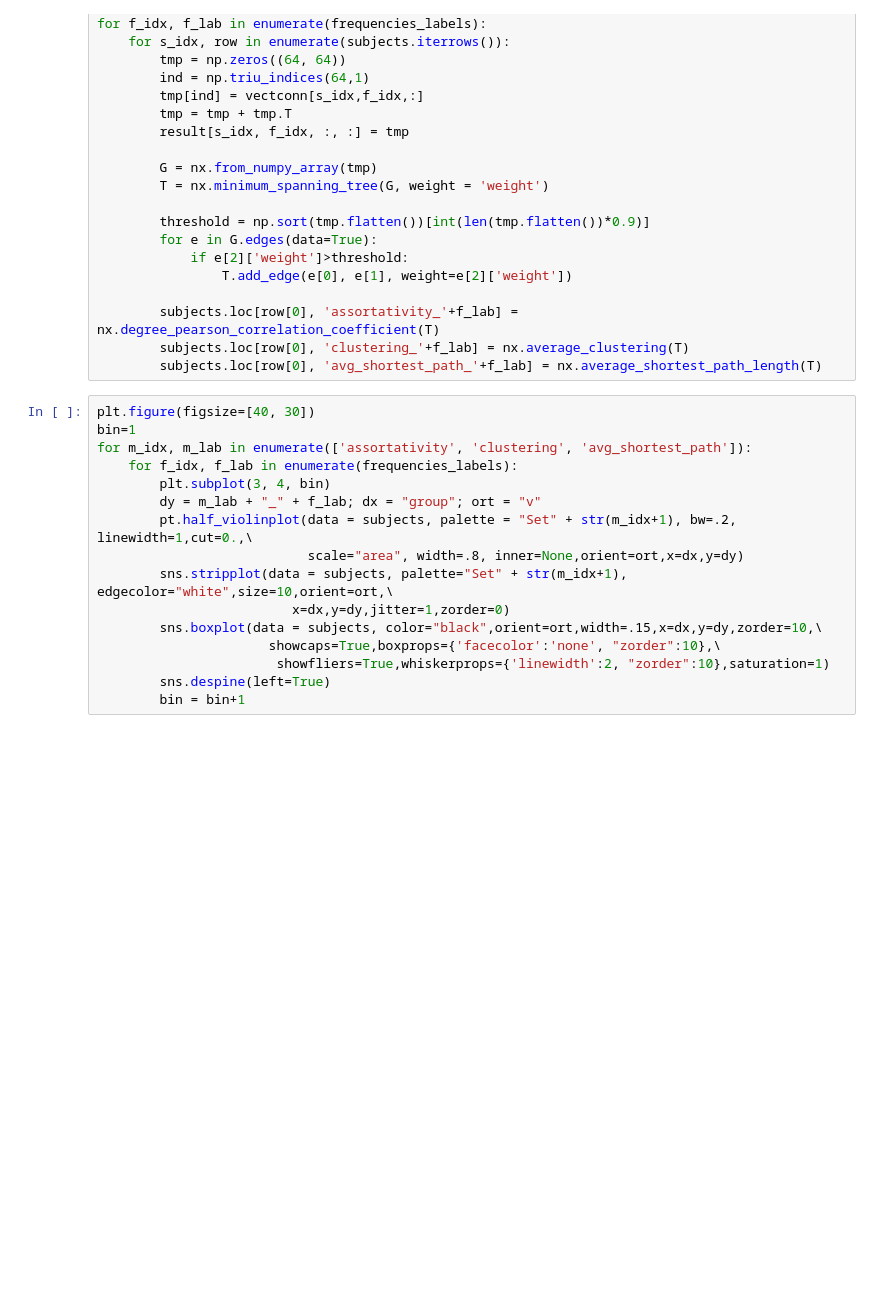
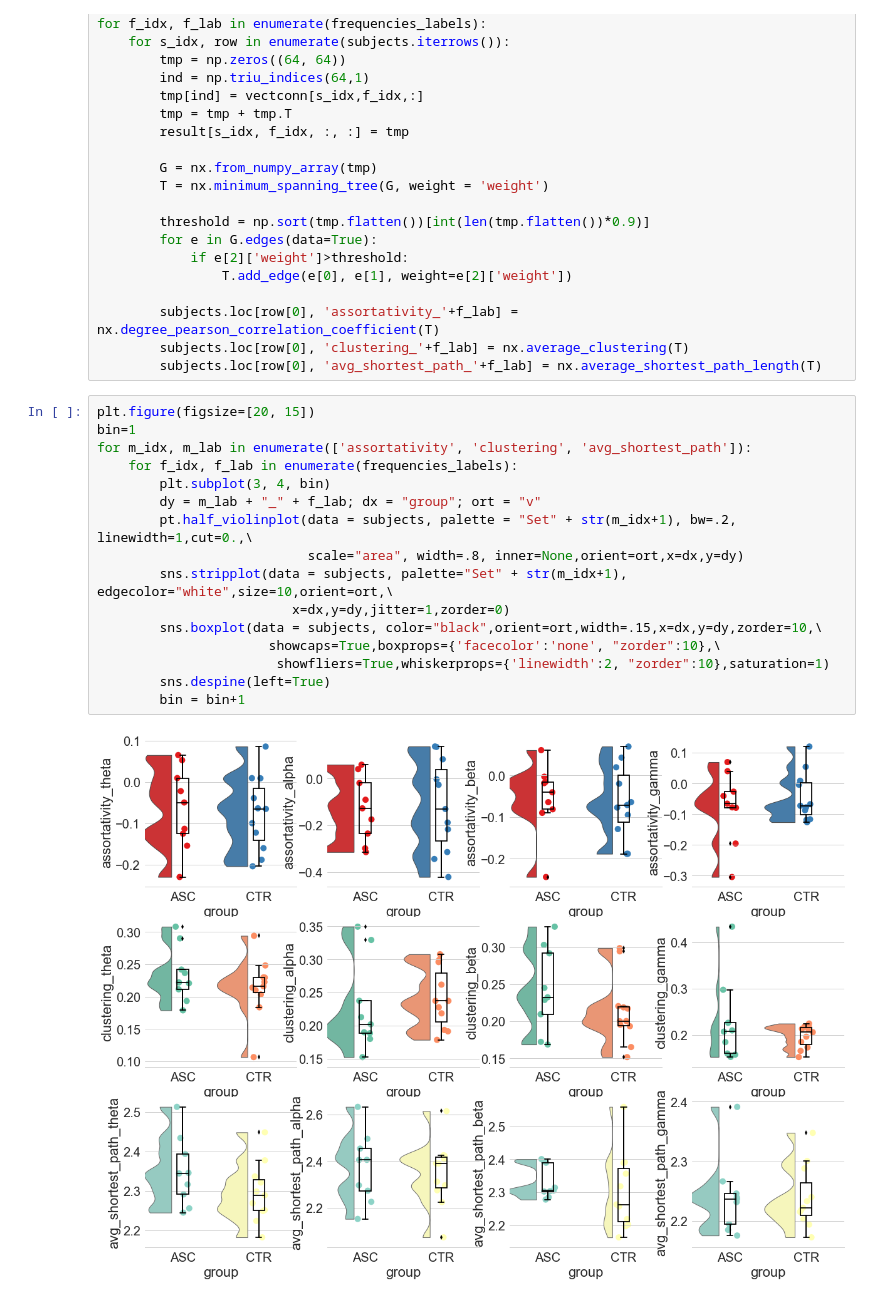
Before and after one commit to rb643/resting_state_eeg, a Jupyter notebook: rsEEG_preproc_ica_autoreject.ipynb, the cells around one changed output. Cells and saved outputs as stored; diff of their text form; blank space fills up the shorter version.

```diff
--- a/rsEEG_preproc_ica_autoreject.ipynb
+++ b/rsEEG_preproc_ica_autoreject.ipynb
@@ -370,18 +411,20 @@ for f_idx, f_lab in enumerate(frequencies_labels):
         subjects.loc[row[0], 'clustering_'+f_lab] = nx.average_clustering(T)
         subjects.loc[row[0], 'avg_shortest_path_'+f_lab] = nx.average_shortest_path_length(T)
 # %%
-plt.figure(figsize=[40, 30])
+plt.figure(figsize=[20, 15])
 bin=1
 for m_idx, m_lab in enumerate(['assortativity', 'clustering', 'avg_shortest_path']):
     for f_idx, f_lab in enumerate(frequencies_labels):
         plt.subplot(3, 4, bin)
         dy = m_lab + "_" + f_lab; dx = "group"; ort = "v"
         pt.half_violinplot(data = subjects, palette = "Set" + str(m_idx+1), bw=.2,  linewidth=1,cut=0.,\
                            scale="area", width=.8, inner=None,orient=ort,x=dx,y=dy)
         sns.stripplot(data = subjects, palette="Set" + str(m_idx+1), edgecolor="white",size=10,orient=ort,\
                          x=dx,y=dy,jitter=1,zorder=0)
         sns.boxplot(data = subjects, color="black",orient=ort,width=.15,x=dx,y=dy,zorder=10,\
                       showcaps=True,boxprops={'facecolor':'none', "zorder":10},\
                        showfliers=True,whiskerprops={'linewidth':2, "zorder":10},saturation=1)
         sns.despine(left=True)
         bin = bin+1
+# %% [output]
+[figure, added]
```
Also changed, not shown: parts of 6 cells of this notebook, 2 other files.
